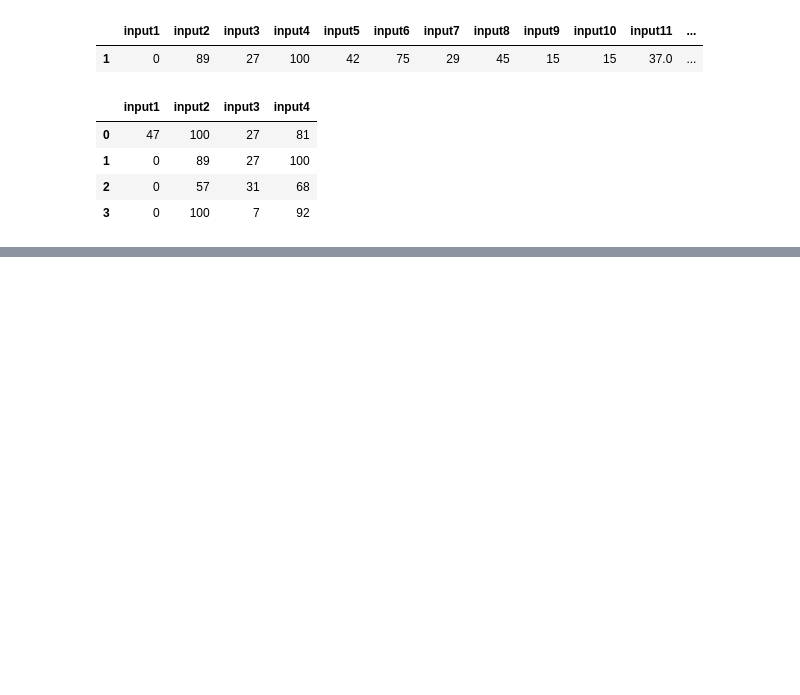
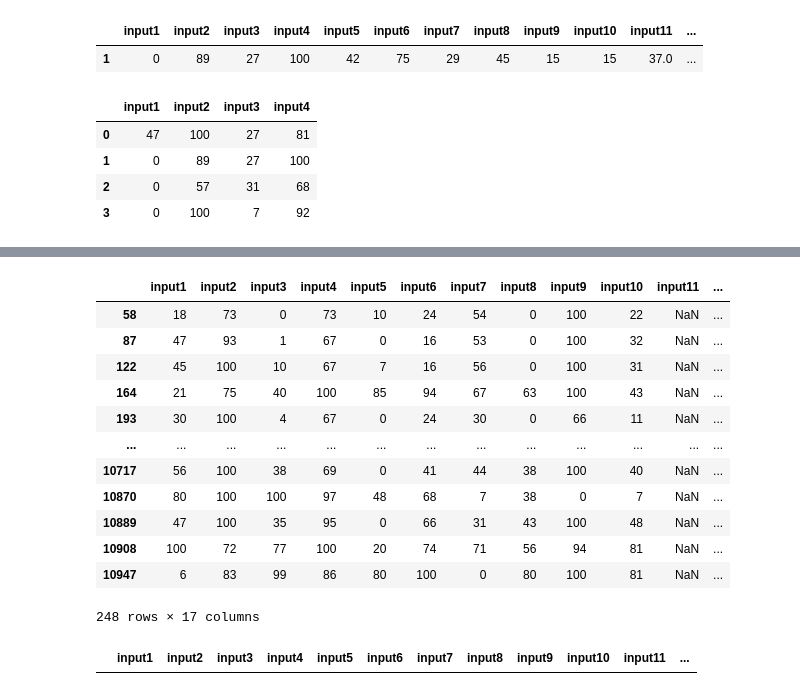
Before and after one commit to vash-ashutosh/Advanced-Data-Manipulation, a Jupyter notebook: Playing with Data - Python Pandas.ipynb, the cells around one changed output, grey strips where cells are left out. Cells and saved outputs as stored; diff of their text form; code cells hidden in the pictures; blank space fills up the shorter version.

```diff
--- a/Playing with Data - Python Pandas.ipynb
+++ b/Playing with Data - Python Pandas.ipynb
@@ -438,0 +597,16 @@ data.loc[:3,['input1', 'input2', 'input3', 'input4']]
+# %%
+data[data['input11'].isnull()]
+# %% [output]
+|  | input1 | input2 | input3 | input4 | input5 | input6 | input7 | input8 | input9 | input10 | input11 | ... |
+| 58 | 18 | 73 | 0 | 73 | 10 | 24 | 54 | 0 | 100 | 22 | NaN | ... |
+| 87 | 47 | 93 | 1 | 67 | 0 | 16 | 53 | 0 | 100 | 32 | NaN | ... |
+| 122 | 45 | 100 | 10 | 67 | 7 | 16 | 56 | 0 | 100 | 31 | NaN | ... |
+| 164 | 21 | 75 | 40 | 100 | 85 | 94 | 67 | 63 | 100 | 43 | NaN | ... |
+| 193 | 30 | 100 | 4 | 67 | 0 | 24 | 30 | 0 | 66 | 11 | NaN | ... |
+| ... | ... | ... | ... | ... | ... | ... | ... | ... | ... | ... | ... | ... |
+| 10717 | 56 | 100 | 38 | 69 | 0 | 41 | 44 | 38 | 100 | 40 | NaN | ... |
+| 10870 | 80 | 100 | 100 | 97 | 48 | 68 | 7 | 38 | 0 | 7 | NaN | ... |
+| 10889 | 47 | 100 | 35 | 95 | 0 | 66 | 31 | 43 | 100 | 48 | NaN | ... |
+| 10908 | 100 | 72 | 77 | 100 | 20 | 74 | 71 | 56 | 94 | 81 | NaN | ... |
+| 10947 | 6 | 83 | 99 | 86 | 80 | 100 | 0 | 80 | 100 | 81 | NaN | ... |
+248 rows × 17 columns
@@ -438,0 +616,4 @@ data.loc[:3,['input1', 'input2', 'input3', 'input4']]
+# %%
+data[data['input11'].isnull()]
+# %% [output]
+|  | input1 | input2 | input3 | input4 | input5 | input6 | input7 | input8 | input9 | input10 | input11 | ... |
```
Also changed, not shown: parts of 89 cells of this notebook.
